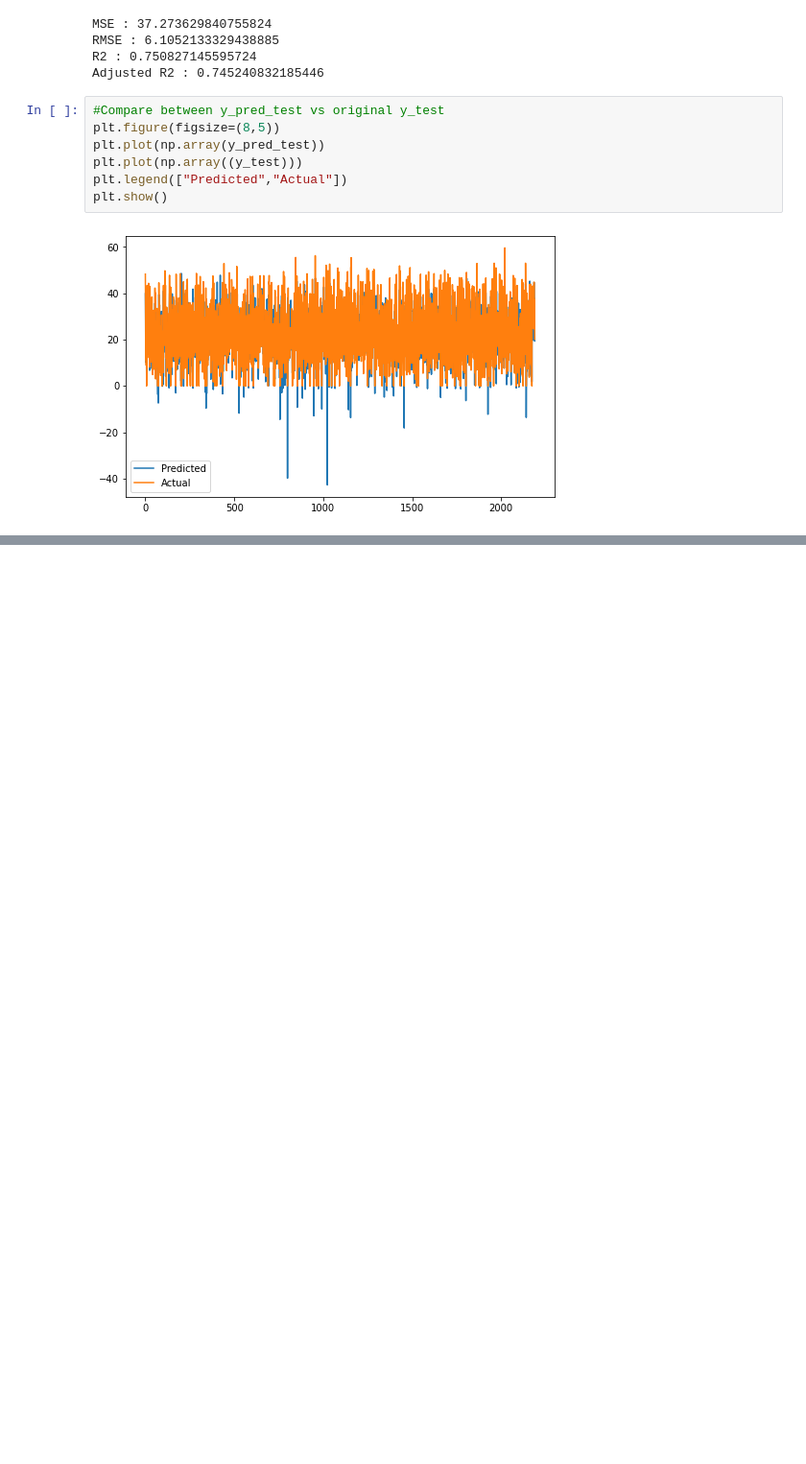
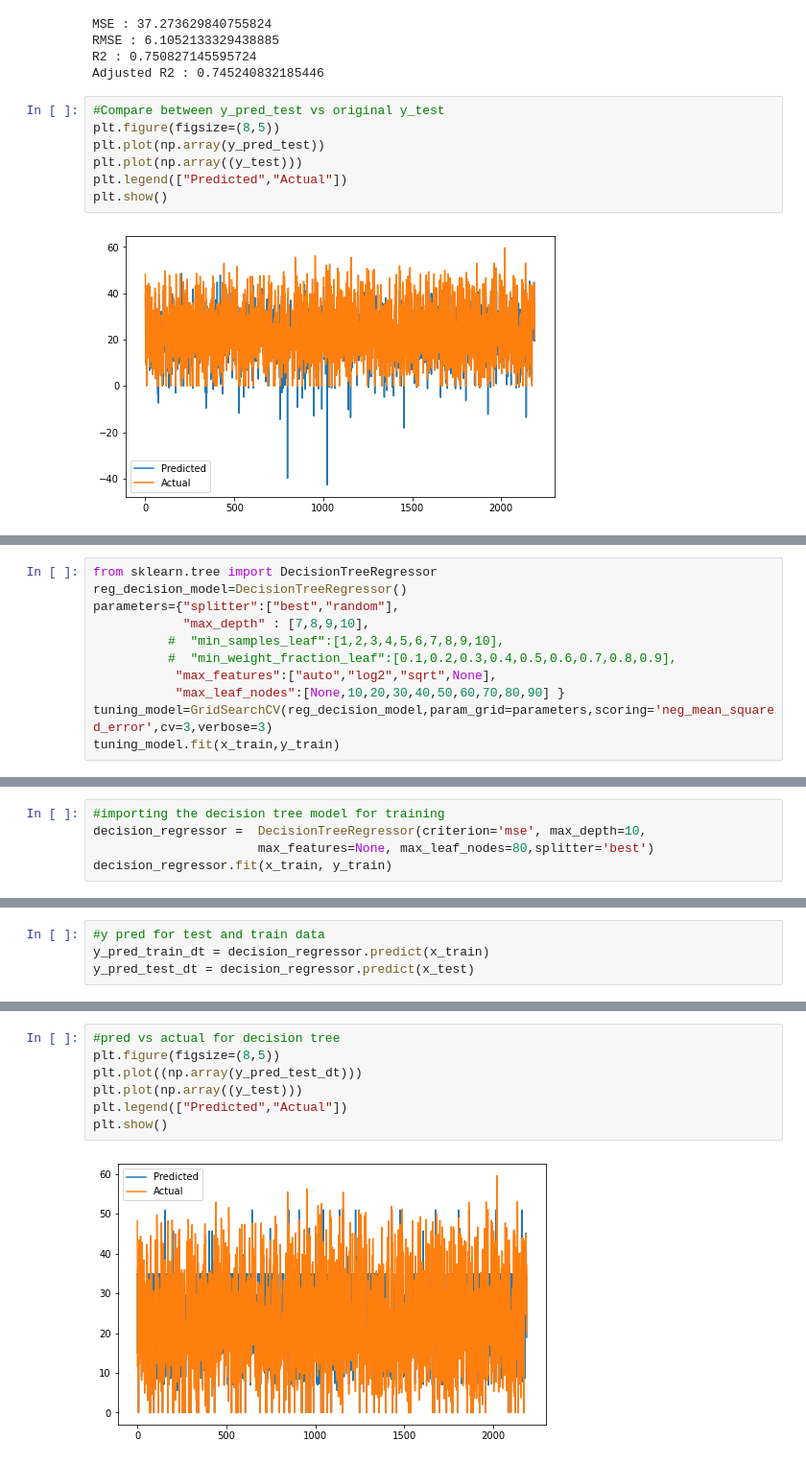
Before and after one commit to brahma102/Bike-Sharing-Demand-Prediction, a Jupyter notebook: Bike_Sharing_Demand_Prediction_Capstone_Project.ipynb, the cells around one changed output, grey strips where cells are left out. Shown at 96% size. Drawn from its saved outputs; the diff is of its cells as text; blank space fills up the shorter version.

```diff
--- a/Bike_Sharing_Demand_Prediction_Capstone_Project.ipynb
+++ b/Bike_Sharing_Demand_Prediction_Capstone_Project.ipynb
@@ -533,0 +769,11 @@ plt.show()
+# %%
+from sklearn.tree import DecisionTreeRegressor
+reg_decision_model=DecisionTreeRegressor()
+parameters={"splitter":["best","random"],
+            "max_depth" : [7,8,9,10],
+          #  "min_samples_leaf":[1,2,3,4,5,6,7,8,9,10],
+          #  "min_weight_fraction_leaf":[0.1,0.2,0.3,0.4,0.5,0.6,0.7,0.8,0.9],
+           "max_features":["auto","log2","sqrt",None],
+           "max_leaf_nodes":[None,10,20,30,40,50,60,70,80,90] }
+tuning_model=GridSearchCV(reg_decision_model,param_grid=parameters,scoring='neg_mean_squared_error',cv=3,verbose=3)
+tuning_model.fit(x_train,y_train)
@@ -533,0 +812,5 @@ plt.show()
+# %%
+#importing the decision tree model for training
+decision_regressor =  DecisionTreeRegressor(criterion='mse', max_depth=10,
+                      max_features=None, max_leaf_nodes=80,splitter='best')
+decision_regressor.fit(x_train, y_train)
@@ -533,0 +819,4 @@ plt.show()
+# %%
+#y pred for test and train data
+y_pred_train_dt = decision_regressor.predict(x_train)
+y_pred_test_dt = decision_regressor.predict(x_test)
@@ -533,0 +863,9 @@ plt.show()
+# %%
+#pred vs actual for decision tree
+plt.figure(figsize=(8,5))
+plt.plot((np.array(y_pred_test_dt)))
+plt.plot(np.array((y_test)))
+plt.legend(["Predicted","Actual"])
+plt.show()
+# %% [output]
+[figure, added]
```
Also changed, not shown: parts of 62 cells of this notebook.
